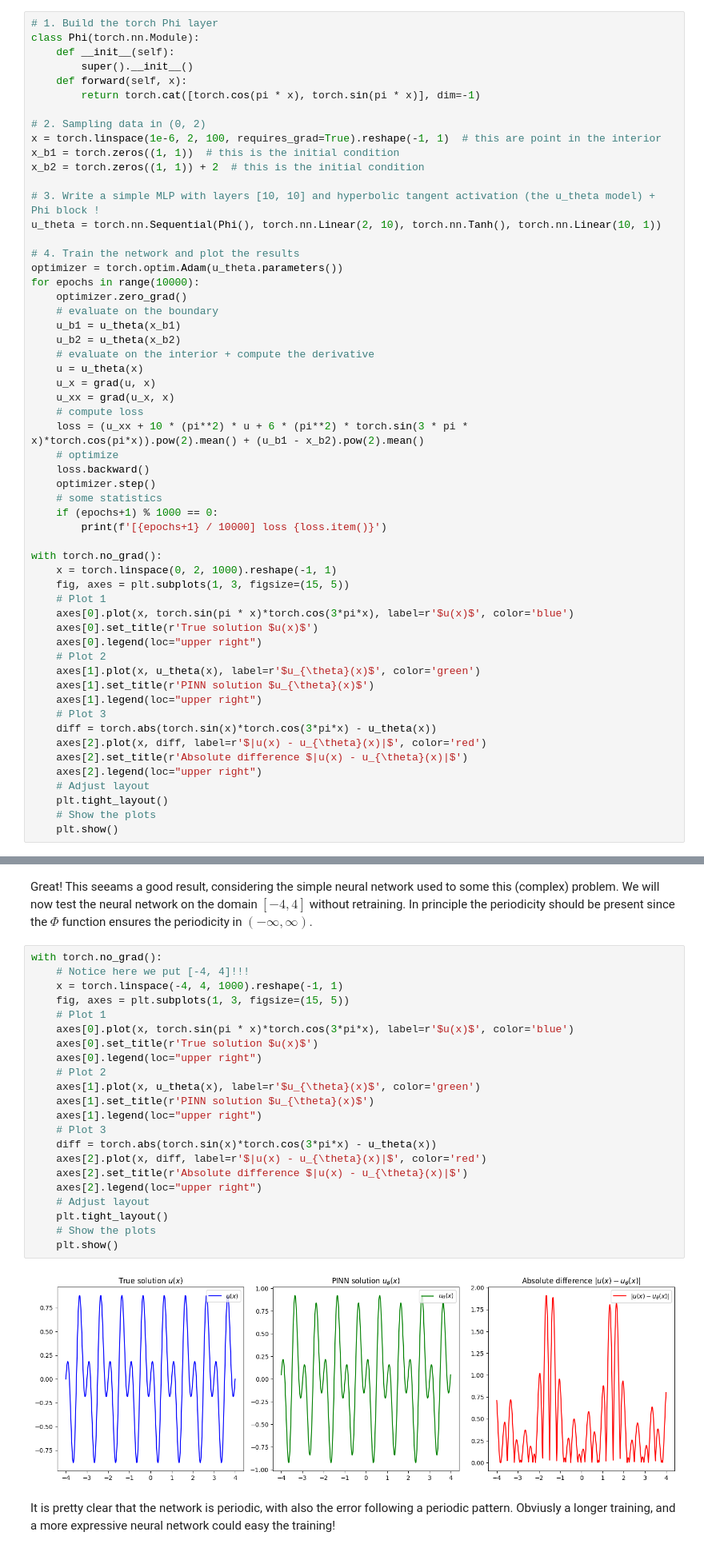
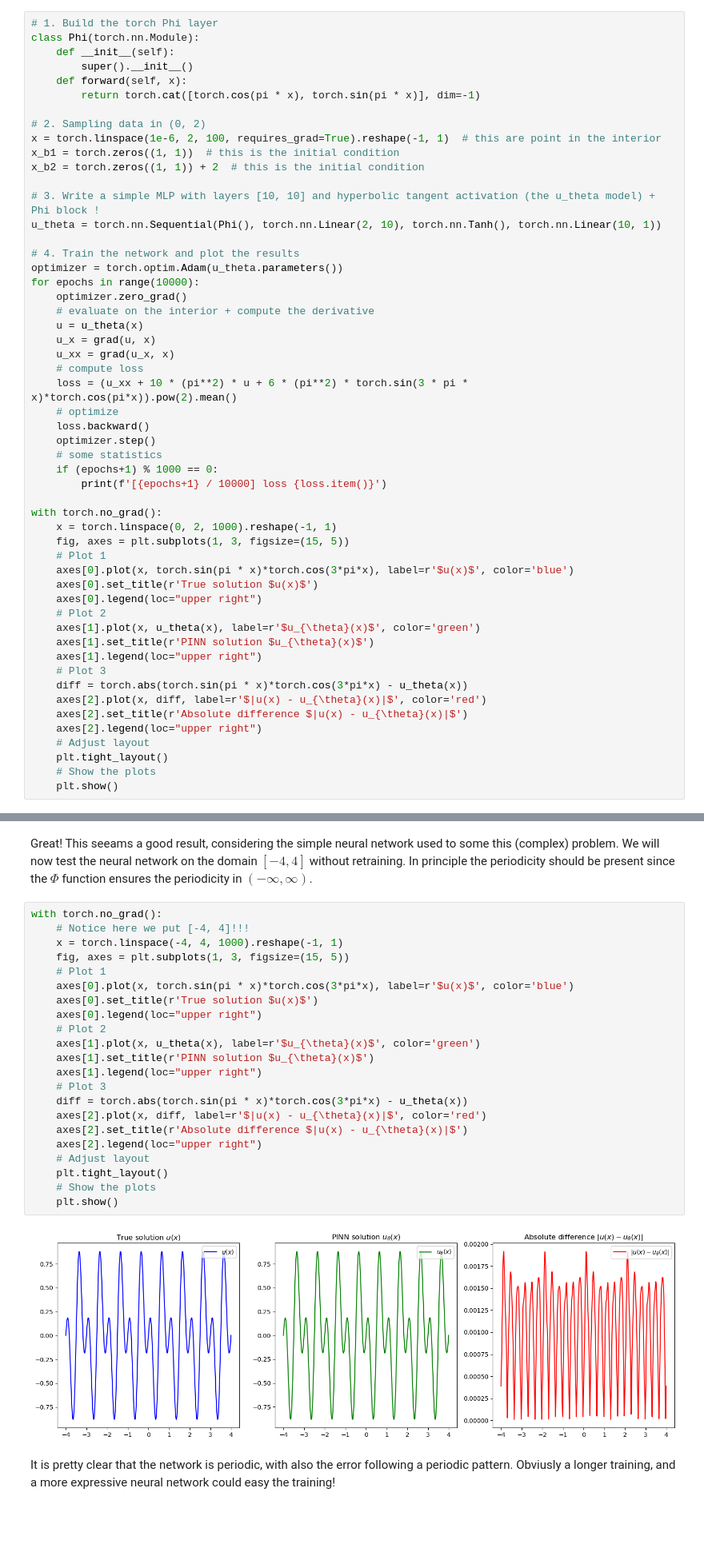
Before and after one commit to dario-coscia/deeplearning4science, a Jupyter notebook: tutorials/pinns.ipynb, the cells around one changed output, grey strips where cells are left out. Shown at 80% size. Saved outputs shown, nothing was run; the diff lists cells and outputs as text; blank space fills up the shorter version.

```diff
--- a/tutorials/pinns.ipynb
+++ b/tutorials/pinns.ipynb
@@ -169,15 +168,12 @@ u_theta = torch.nn.Sequential(Phi(), torch.nn.Linear(2, 10), torch.nn.Tanh(), to
 optimizer = torch.optim.Adam(u_theta.parameters())
 for epochs in range(10000):
     optimizer.zero_grad()
-    # evaluate on the boundary
-    u_b1 = u_theta(x_b1)
-    u_b2 = u_theta(x_b2)
     # evaluate on the interior + compute the derivative
     u = u_theta(x)
     u_x = grad(u, x)
     u_xx = grad(u_x, x)
     # compute loss
-    loss = (u_xx + 10 * (pi**2) * u + 6 * (pi**2) * torch.sin(3 * pi * x)*torch.cos(pi*x)).pow(2).mean() + (u_b1 - x_b2).pow(2).mean()
+    loss = (u_xx + 10 * (pi**2) * u + 6 * (pi**2) * torch.sin(3 * pi * x)*torch.cos(pi*x)).pow(2).mean()
     # optimize
     loss.backward()
     optimizer.step()
@@ -197,7 +193,7 @@ with torch.no_grad():
     axes[1].set_title(r'PINN solution $u_{\theta}(x)$')
     axes[1].legend(loc="upper right")
     # Plot 3
-    diff = torch.abs(torch.sin(x)*torch.cos(3*pi*x) - u_theta(x))
+    diff = torch.abs(torch.sin(pi * x)*torch.cos(3*pi*x) - u_theta(x))
     axes[2].plot(x, diff, label=r'$|u(x) - u_{\theta}(x)|$', color='red')
     axes[2].set_title(r'Absolute difference $|u(x) - u_{\theta}(x)|$')
     axes[2].legend(loc="upper right")
@@ -222,26 +218,26 @@ Great! This seeams a good result, considering the simple neural network used to
 # %%
 with torch.no_grad():
     # Notice here we put [-4, 4]!!!
     x = torch.linspace(-4, 4, 1000).reshape(-1, 1)
     fig, axes = plt.subplots(1, 3, figsize=(15, 5))
     # Plot 1
     axes[0].plot(x, torch.sin(pi * x)*torch.cos(3*pi*x), label=r'$u(x)$', color='blue')
     axes[0].set_title(r'True solution $u(x)$')
     axes[0].legend(loc="upper right")
     # Plot 2
     axes[1].plot(x, u_theta(x), label=r'$u_{\theta}(x)$', color='green')
     axes[1].set_title(r'PINN solution $u_{\theta}(x)$')
     axes[1].legend(loc="upper right")
     # Plot 3
-    diff = torch.abs(torch.sin(x)*torch.cos(3*pi*x) - u_theta(x))
+    diff = torch.abs(torch.sin(pi * x)*torch.cos(3*pi*x) - u_theta(x))
     axes[2].plot(x, diff, label=r'$|u(x) - u_{\theta}(x)|$', color='red')
     axes[2].set_title(r'Absolute difference $|u(x) - u_{\theta}(x)|$')
     axes[2].legend(loc="upper right")
     # Adjust layout
     plt.tight_layout()
     # Show the plots
     plt.show()
 # %% [output]
-[figure, old version]
+[figure, new version]
 # %% [markdown]
 It is pretty clear that the network is periodic, with also the error following a periodic pattern. Obviusly a longer training, and a more expressive neural network could easy the training!
```
Also changed, not shown: parts of 4 cells of this notebook.
